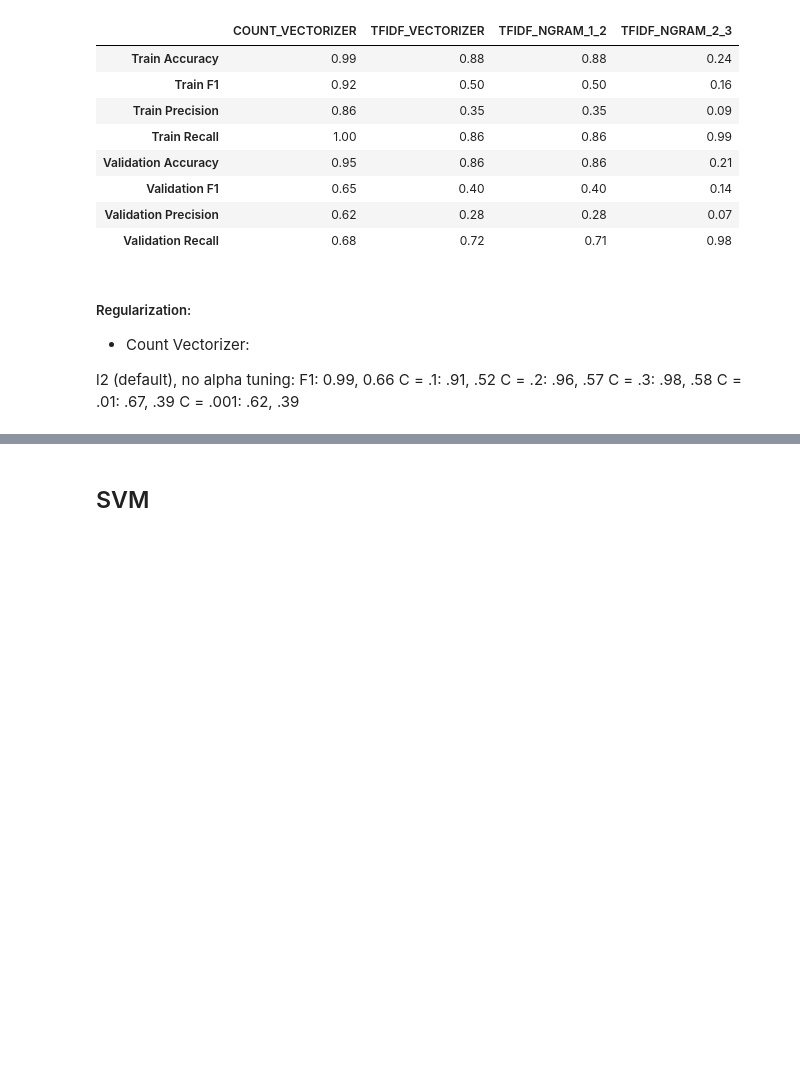
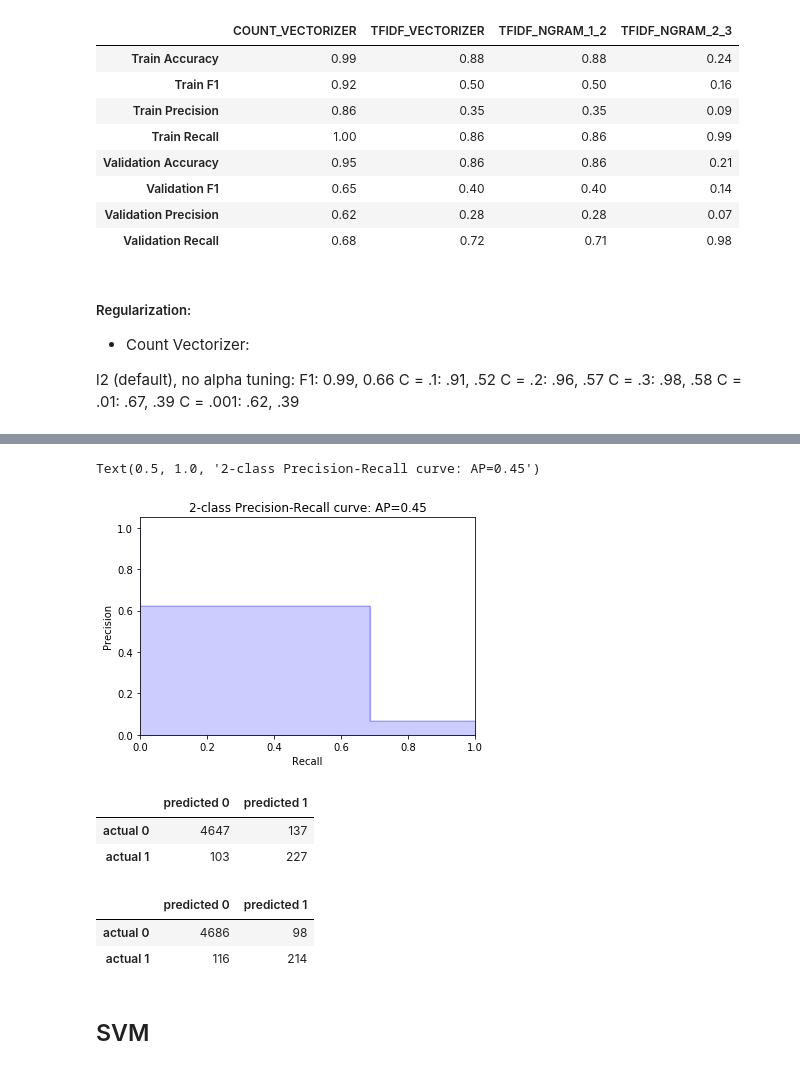
Before and after one commit to mguptaphd/Twitter-Hate-Classification-Project, a Jupyter notebook: 7-23-Twitter-Classification-Notebook.ipynb, the cells around one changed output, grey strips where cells are left out. Saved outputs shown, nothing was run; the diff lists cells and outputs as text; code cells hidden in the pictures; blank space fills up the shorter version.

```diff
--- a/7-23-Twitter-Classification-Notebook.ipynb
+++ b/7-23-Twitter-Classification-Notebook.ipynb
@@ -394,0 +416,26 @@ single_vector_model(X_train_up.lem_tweet, y_train_up, X_val.lem_tweet, y_val, co
+# %%
+from sklearn.metrics import precision_recall_curve
+import matplotlib.pyplot as plt
+
+precision, recall, _ = precision_recall_curve(y_val, y_val_predict)
+
+plt.step(recall, precision, color='b', alpha=0.2,
+         where='post')
+plt.fill_between(recall, precision, step='post', alpha=0.2,
+                 color='b')
+
+plt.xlabel('Recall')
+plt.ylabel('Precision')
+plt.ylim([0.0, 1.05])
+plt.xlim([0.0, 1.0])
+plt.title('2-class Precision-Recall curve: AP={0:0.2f}'.format(
+          average_precision))
+# %% [output]
+Text(0.5, 1.0, '2-class Precision-Recall curve: AP=0.45')
+[figure, added]
+# %%
+pd.DataFrame(confusion_matrix(y_val, y_val_predict), index = ['actual 0', 'actual 1'], columns = ['predicted 0', 'predicted 1'])
+# %% [output]
+|  | predicted 0 | predicted 1 |
+| actual 0 | 4647 | 137 |
+| actual 1 | 103 | 227 |
@@ -395,3 +449,10 @@ single_vector_model(X_train_up.lem_tweet, y_train_up, X_val.lem_tweet, y_val, co
+# %%
+#with threshhold adjustment
+pd.DataFrame(confusion_matrix(y_val, predicts), index = ['actual 0', 'actual 1'], columns = ['predicted 0', 'predicted 1'])
+# %% [output]
+|  | predicted 0 | predicted 1 |
+| actual 0 | 4686 | 98 |
+| actual 1 | 116 | 214 |
 # %% [markdown]
 ## SVM
 # %%
```
Also changed, not shown: parts of 15 cells of this notebook, 12 other files.
